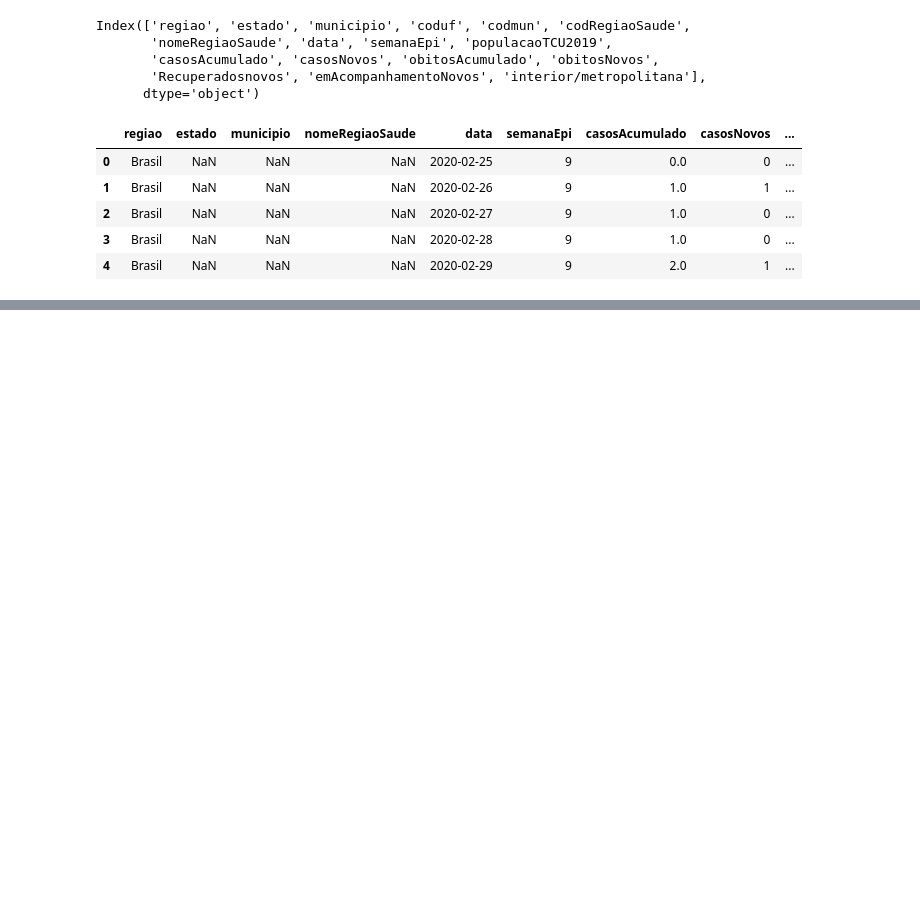
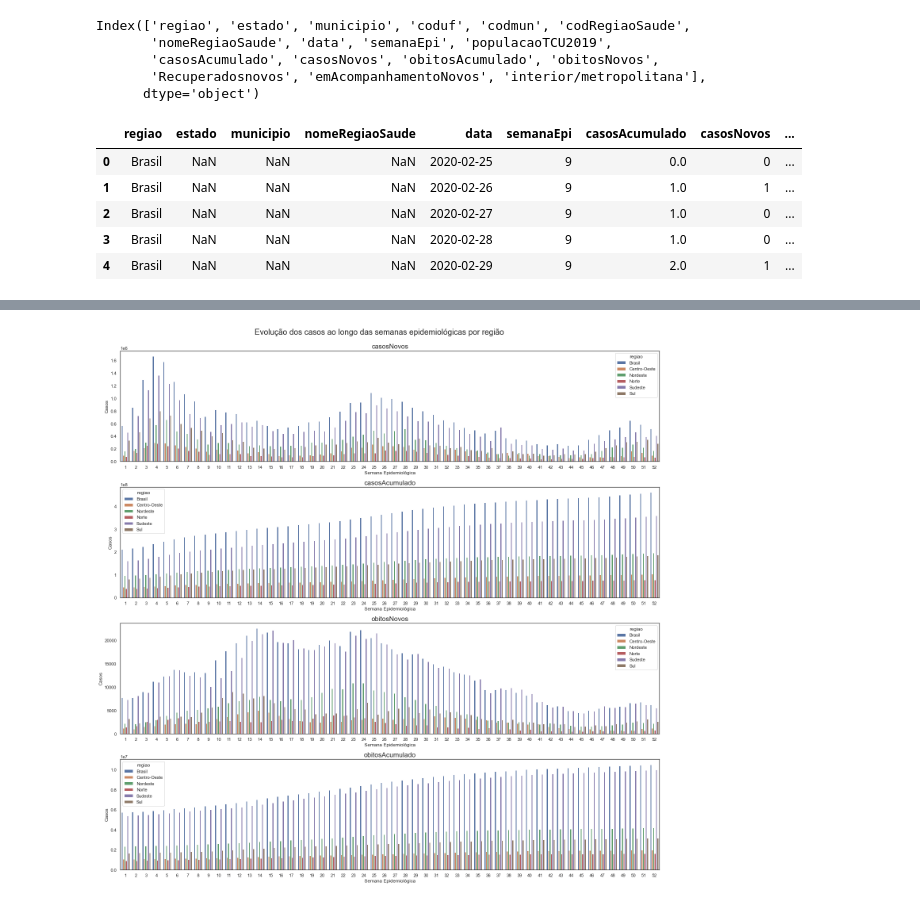
Before and after one commit to ericksunclair/Data-Science-Projects, a Jupyter notebook: Covid-Dataset/covid_study.ipynb, the cells around one changed output, grey strips where cells are left out. Saved outputs shown, nothing was run; the diff lists cells and outputs as text; code cells hidden in the pictures; blank space fills up the shorter version.

```diff
--- a/Covid-Dataset/covid_study.ipynb
+++ b/Covid-Dataset/covid_study.ipynb
@@ -196,0 +322,9 @@ df_interesse[df_interesse['regiao'] == 'Brasil'].casosNovos.hist()
+# %%
+dict_semana_regiao_long = {}
+
+dict_semana_regiao_long['casosNovos'] = df_semana_regiao1
+dict_semana_regiao_long['casosAcumulado'] = df_semana_regiao2
+dict_semana_regiao_long['obitosNovos'] = df_semana_regiao3
+dict_semana_regiao_long['obitosAcumulado'] = df_semana_regiao4
+
+dict_semana_regiao_long['casosNovos'].head()
@@ -196,0 +358,19 @@ df_interesse[df_interesse['regiao'] == 'Brasil'].casosNovos.hist()
+# %%
+i = 0
+
+fig, axes = plt.subplots(nrows=4)
+
+for coluna in colunas_valores:
+    sns.barplot(data=dict_semana_regiao_long[colunas_valores[i]], x='semanaEpi',
+                y=colunas_valores[i], hue='regiao', ax=axes[i])
+    axes[i].set_title(colunas_valores[i], fontsize=17)
+    axes[i].set_xlabel('Semana Epidemiológica', fontsize = 12)
+    axes[i].set_ylabel('Casos', fontsize = 12)
+    i += 1
+
+fig.suptitle('Evolução dos casos ao longo das semanas epidemiológicas por região\n', fontsize=20)
+fig.set_size_inches(20, 20)
+fig.tight_layout()
+plt.show()
+# %% [output]
+[figure, added]
```
Also changed, not shown: parts of 12 cells of this notebook.
